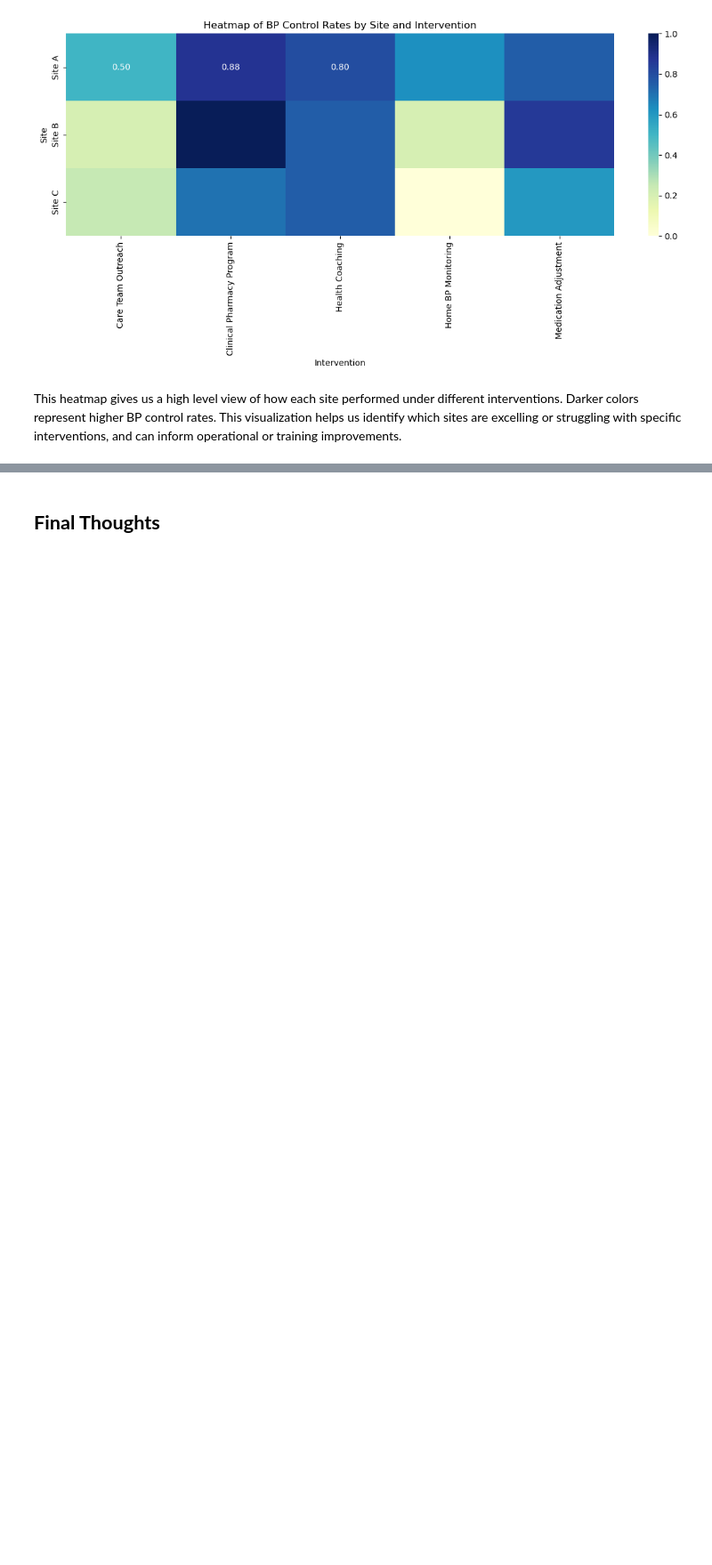
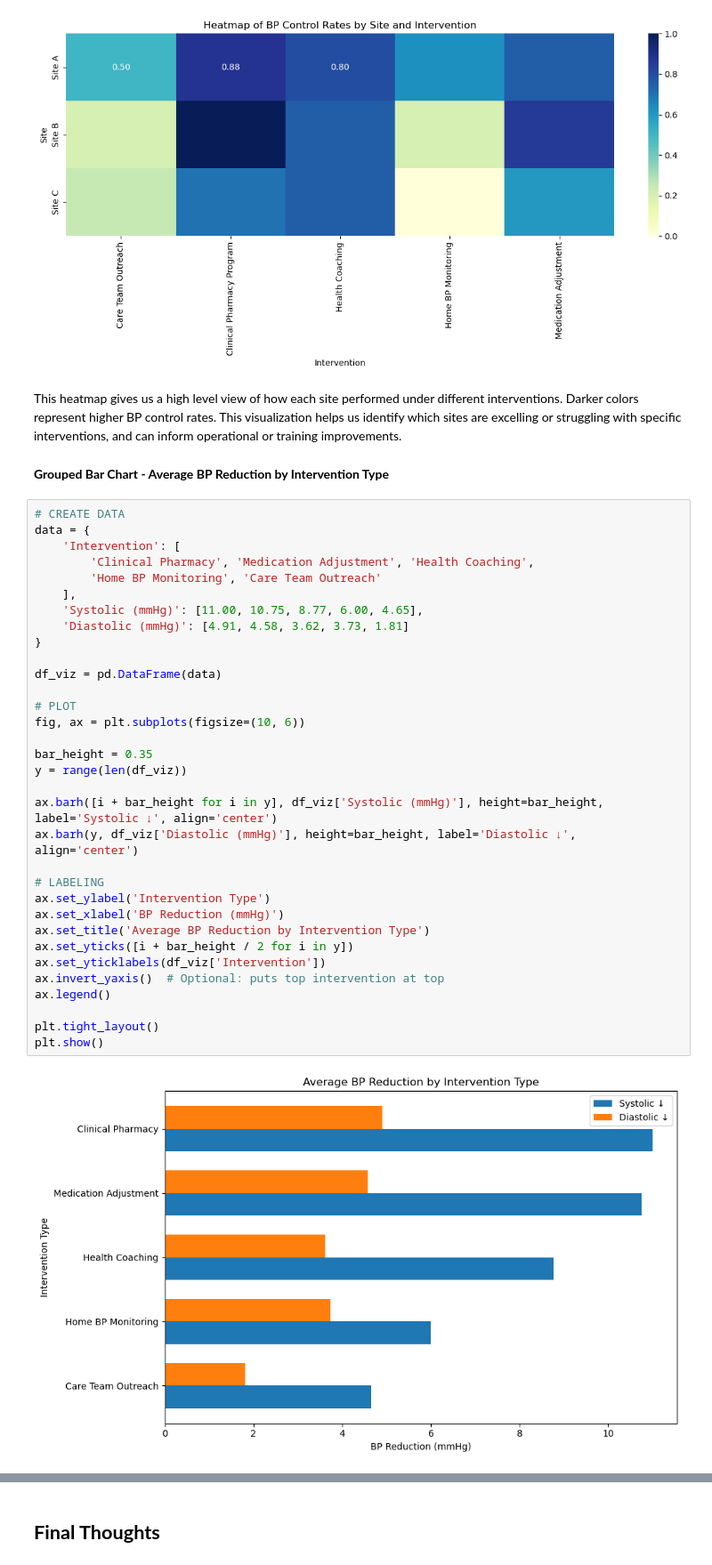
Before and after one commit to hesanche94/TVHC, a Jupyter notebook: TVHC SKILLS TEST - DATA ANALYSIS.ipynb, the cells around one changed output, grey strips where cells are left out. Shown at 89% size. Cells and saved outputs as stored; diff of their text form; blank space fills up the shorter version.

```diff
--- a/TVHC SKILLS TEST - DATA ANALYSIS.ipynb
+++ b/TVHC SKILLS TEST - DATA ANALYSIS.ipynb
@@ -531,3 +531,40 @@ plt.show()
 [figure]
 # %% [markdown]
 This heatmap gives us a high level view of how each site performed under different interventions. Darker colors represent higher BP control rates. This visualization helps us identify which sites are excelling or struggling with specific interventions, and can inform operational or training improvements.
+# %% [markdown]
+**Grouped Bar Chart - Average BP Reduction by Intervention Type**
+# %%
+# CREATE DATA
+data = {
+    'Intervention': [
+        'Clinical Pharmacy', 'Medication Adjustment', 'Health Coaching',
+        'Home BP Monitoring', 'Care Team Outreach'
+    ],
+    'Systolic (mmHg)': [11.00, 10.75, 8.77, 6.00, 4.65],
+    'Diastolic (mmHg)': [4.91, 4.58, 3.62, 3.73, 1.81]
+}
+
+df_viz = pd.DataFrame(data)
+
+# PLOT
+fig, ax = plt.subplots(figsize=(10, 6))
+
+bar_height = 0.35
+y = range(len(df_viz))
+
+ax.barh([i + bar_height for i in y], df_viz['Systolic (mmHg)'], height=bar_height, label='Systolic ↓', align='center')
+ax.barh(y, df_viz['Diastolic (mmHg)'], height=bar_height, label='Diastolic ↓', align='center')
+
+# LABELING
+ax.set_ylabel('Intervention Type')
+ax.set_xlabel('BP Reduction (mmHg)')
+ax.set_title('Average BP Reduction by Intervention Type')
+ax.set_yticks([i + bar_height / 2 for i in y])
+ax.set_yticklabels(df_viz['Intervention'])
+ax.invert_yaxis()  # Optional: puts top intervention at top
+ax.legend()
+
+plt.tight_layout()
+plt.show()
+# %% [output]
+[figure, added]
```
Also changed, not shown: parts of 1 cell of this notebook, 3 other files.
